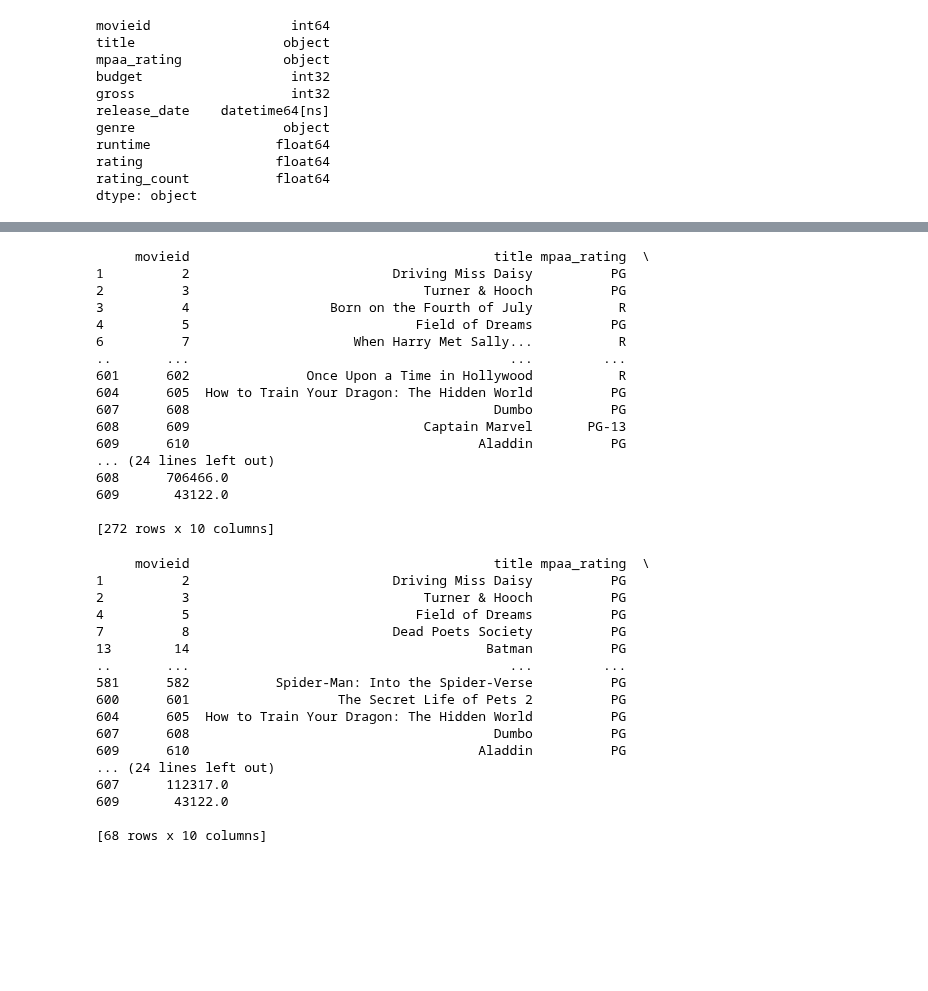
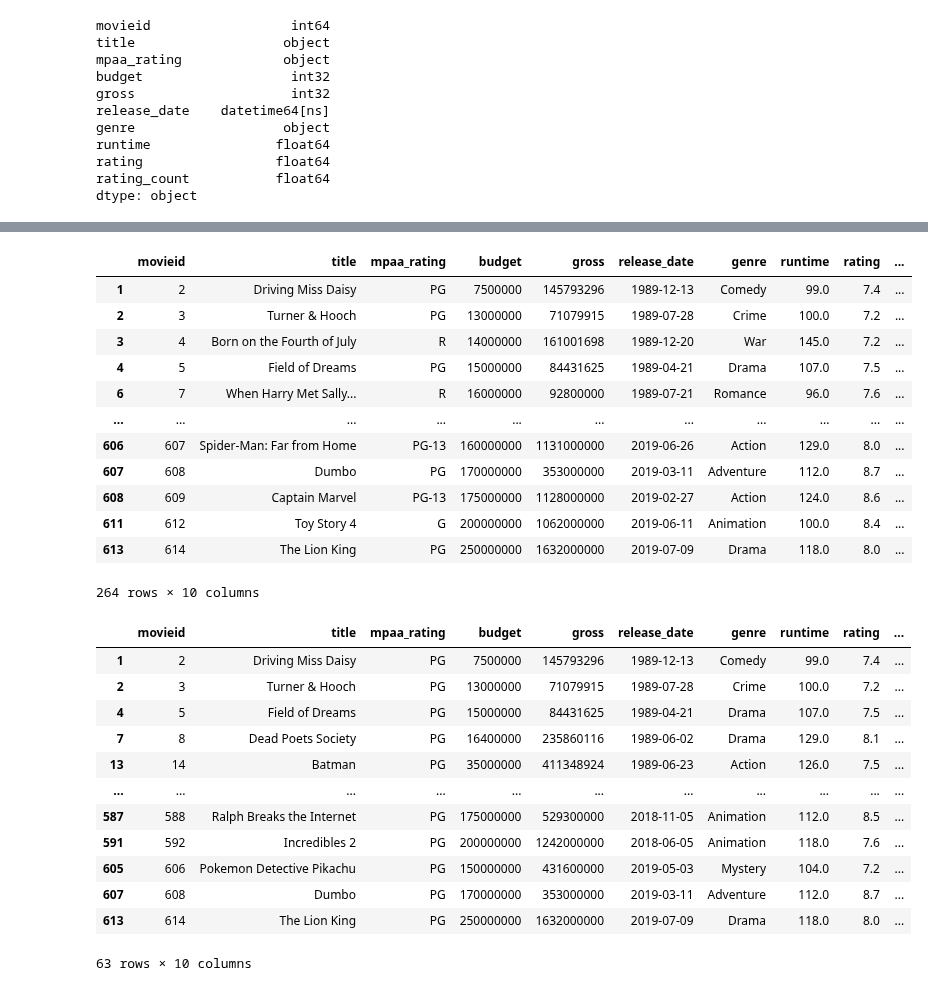
Before and after one commit to mks-0/code-academy, a Jupyter notebook: Project 1/Sprint 4.ipynb, the cells around one changed output, grey strips where cells are left out. Cells and saved outputs as stored; diff of their text form; code cells hidden in the pictures; blank space fills up the shorter version.

```diff
--- a/Project 1/Sprint 4.ipynb
+++ b/Project 1/Sprint 4.ipynb
@@ -144,45 +130,37 @@ df.tail(10) # Problem! Getting negative gross for some titles
 # %%
 # Show the movies with more than 7 in Rating & greater than 50 million Gross
-print(df[(df['rating'] > 7) & (df['gross'] > 50000000)])
+display(df[(df['rating'] > 7) & (df['gross'] > 50000000)])
 # %% [output]
+|  | movieid | title | mpaa_rating | budget | gross | release_date | genre | runtime | rating | ... |
+| 1 | 2 | Driving Miss Daisy | PG | 7500000 | 145793296 | 1989-12-13 | Comedy | 99.0 | 7.4 | ... |
+| 2 | 3 | Turner & Hooch | PG | 13000000 | 71079915 | 1989-07-28 | Crime | 100.0 | 7.2 | ... |
+| 3 | 4 | Born on the Fourth of July | R | 14000000 | 161001698 | 1989-12-20 | War | 145.0 | 7.2 | ... |
+| 4 | 5 | Field of Dreams | PG | 15000000 | 84431625 | 1989-04-21 | Drama | 107.0 | 7.5 | ... |
+| 6 | 7 | When Harry Met Sally... | R | 16000000 | 92800000 | 1989-07-21 | Romance | 96.0 | 7.6 | ... |
+| ... | ... | ... | ... | ... | ... | ... | ... | ... | ... | ... |
+| 606 | 607 | Spider-Man: Far from Home | PG-13 | 160000000 | 1131000000 | 2019-06-26 | Action | 129.0 | 8.0 | ... |
+| 607 | 608 | Dumbo | PG | 170000000 | 353000000 | 2019-03-11 | Adventure | 112.0 | 8.7 | ... |
+| 608 | 609 | Captain Marvel | PG-13 | 175000000 | 1128000000 | 2019-02-27 | Action | 124.0 | 8.6 | ... |
+| 611 | 612 | Toy Story 4 | G | 200000000 | 1062000000 | 2019-06-11 | Animation | 100.0 | 8.4 | ... |
+| 613 | 614 | The Lion King | PG | 250000000 | 1632000000 | 2019-07-09 | Drama | 118.0 | 8.0 | ... |
-     movieid                                       title mpaa_rating  \
-1          2                          Driving Miss Daisy          PG
-2          3                              Turner & Hooch          PG
-3          4                  Born on the Fourth of July           R
-4          5                             Field of Dreams          PG
-6          7                     When Harry Met Sally...           R
-..       ...                                         ...         ...
-601      602               Once Upon a Time in Hollywood           R
-604      605  How to Train Your Dragon: The Hidden World          PG
-607      608                                       Dumbo          PG
-608      609                              Captain Marvel       PG-13
-609      610                                     Aladdin          PG
-... (24 lines left out)
-608      706466.0
-609       43122.0
-
-[272 rows x 10 columns]
+264 rows × 10 columns
 # %%
 # Show the movies with more than 7 in Rating & greater than 50 million Gross & with Parental guidance as MPAA Rating
-print(df[(df['rating'] > 7) & (df['gross'] > 50000000) & (df['mpaa_rating'] == 'PG')])
+display(df[(df['rating'] > 7) & (df['gross'] > 50000000) & (df['mpaa_rating'] == 'PG')])
 # %% [output]
+|  | movieid | title | mpaa_rating | budget | gross | release_date | genre | runtime | rating | ... |
+| 1 | 2 | Driving Miss Daisy | PG | 7500000 | 145793296 | 1989-12-13 | Comedy | 99.0 | 7.4 | ... |
+| 2 | 3 | Turner & Hooch | PG | 13000000 | 71079915 | 1989-07-28 | Crime | 100.0 | 7.2 | ... |
+| 4 | 5 | Field of Dreams | PG | 15000000 | 84431625 | 1989-04-21 | Drama | 107.0 | 7.5 | ... |
+| 7 | 8 | Dead Poets Society | PG | 16400000 | 235860116 | 1989-06-02 | Drama | 129.0 | 8.1 | ... |
+| 13 | 14 | Batman | PG | 35000000 | 411348924 | 1989-06-23 | Action | 126.0 | 7.5 | ... |
+| ... | ... | ... | ... | ... | ... | ... | ... | ... | ... | ... |
+| 587 | 588 | Ralph Breaks the Internet | PG | 175000000 | 529300000 | 2018-11-05 | Animation | 112.0 | 8.5 | ... |
+| 591 | 592 | Incredibles 2 | PG | 200000000 | 1242000000 | 2018-06-05 | Animation | 118.0 | 7.6 | ... |
+| 605 | 606 | Pokemon Detective Pikachu | PG | 150000000 | 431600000 | 2019-05-03 | Mystery | 104.0 | 7.2 | ... |
+| 607 | 608 | Dumbo | PG | 170000000 | 353000000 | 2019-03-11 | Adventure | 112.0 | 8.7 | ... |
+| 613 | 614 | The Lion King | PG | 250000000 | 1632000000 | 2019-07-09 | Drama | 118.0 | 8.0 | ... |
-     movieid                                       title mpaa_rating  \
-1          2                          Driving Miss Daisy          PG
-2          3                              Turner & Hooch          PG
-4          5                             Field of Dreams          PG
-7          8                          Dead Poets Society          PG
-13        14                                      Batman          PG
-..       ...                                         ...         ...
-581      582           Spider-Man: Into the Spider-Verse          PG
-600      601                   The Secret Life of Pets 2          PG
-604      605  How to Train Your Dragon: The Hidden World          PG
-607      608                                       Dumbo          PG
-609      610                                     Aladdin          PG
-... (24 lines left out)
-607      112317.0
-609       43122.0
-
-[68 rows x 10 columns]
+63 rows × 10 columns
 # %%
 # Count of Animation movies with more than 7 in Rating (use the shape() function)
 print(df[(df['genre'] == 'Animation') & (df['rating'] > 7)].shape[0])
```
Also changed, not shown: parts of 14 cells of this notebook.
